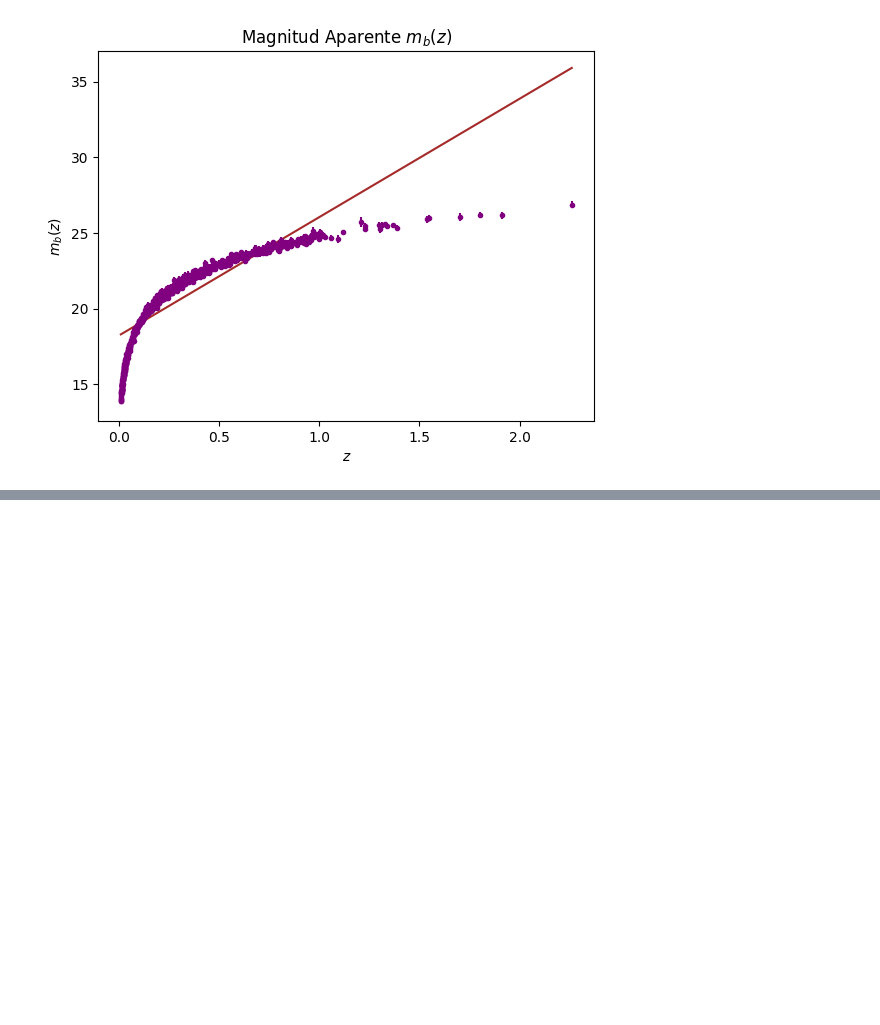
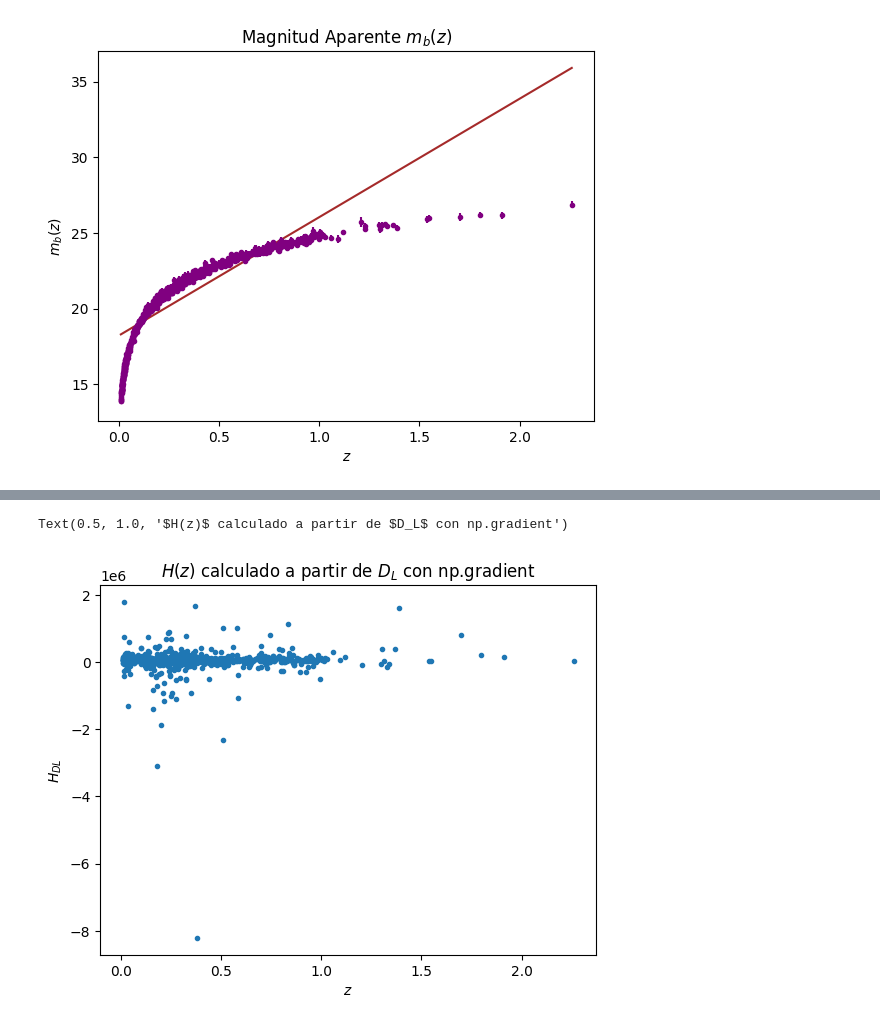
Before and after one commit to XimePS/Practica-DFI, a Jupyter notebook: código práctica dfi.ipynb, the cells around one changed output, grey strips where cells are left out. Cells and saved outputs as stored; diff of their text form; code cells hidden in the pictures; blank space fills up the shorter version.

```diff
--- a/código práctica dfi.ipynb
+++ b/código práctica dfi.ipynb
@@ -291,0 +345,11 @@ Text(0.5, 1.0, '$H(z)$ calculado a partir de $D_L$')
+# %%
+derivative = np.gradient(D_L / (1 + z_cmb), z_cmb)
+H_DL = c*(1/derivative)
+
+plt.plot(z_cmb, H_DL, '.')
+plt.ylabel('$H_{DL}$')
+plt.xlabel('$z$')
+plt.title('$H(z)$ calculado a partir de $D_L$ con np.gradient')
+# %% [output]
+Text(0.5, 1.0, '$H(z)$ calculado a partir de $D_L$ con np.gradient')
+[figure, added]
```
Also changed, not shown: parts of 14 cells of this notebook.
